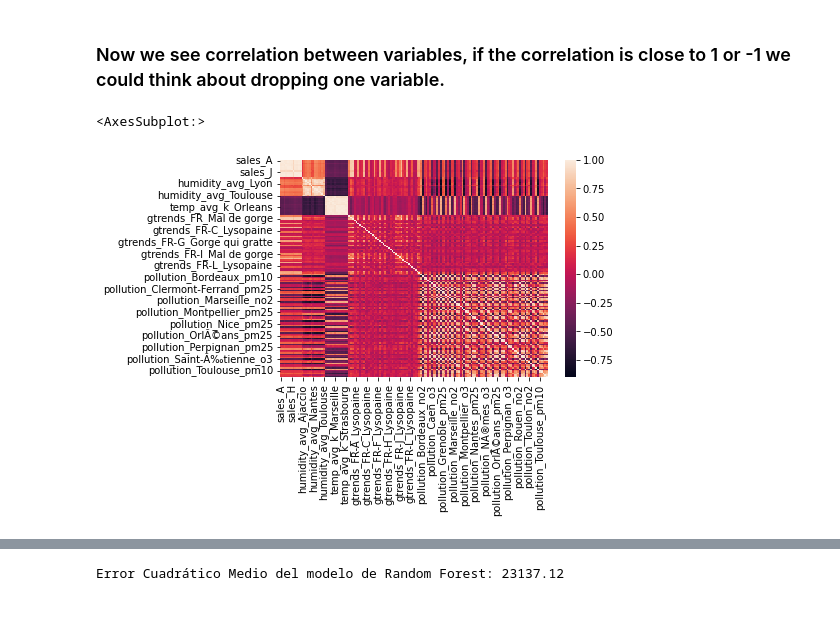
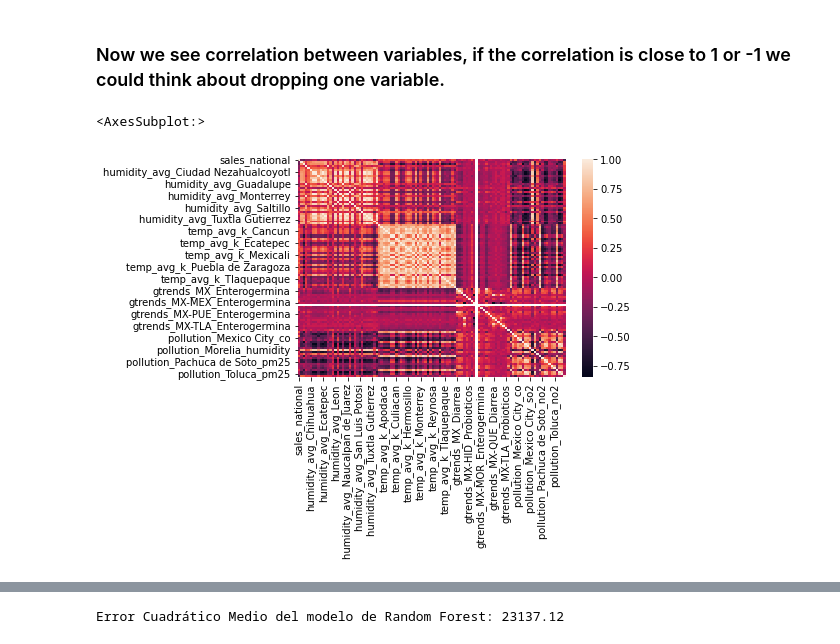
Before and after one commit to tlunal/Adaptative_Ensemble_methods_for_time_series_forecast, a Jupyter notebook: 01_ts_eda.ipynb, the cells around one changed output, grey strips where cells are left out. Saved outputs shown, nothing was run; the diff lists cells and outputs as text; code cells hidden in the pictures; blank space fills up the shorter version.

```diff
--- a/01_ts_eda.ipynb
+++ b/01_ts_eda.ipynb
@@ -96,9 +94,9 @@ Length: 138, dtype: int64
 # %%
-cols_vars = list(Central_Europe.columns)[1:]
+cols_vars = list(Latam.columns)[1:]
 
 
 for col in cols_vars:
     print('Histogram of:', col, '\n')
-    display(Central_Europe[col].hist(bins=100))
+    display(Latam[col].hist(bins=100))
     plt.show()
 # %% [output]
@@ -119,10 +117,10 @@ Histogram of: sales_D
 ### Now we see correlation between variables, if the correlation is close to 1 or -1 we could think about dropping one variable.
 # %%
 # calculate the correlation matrix on the numeric columns
-corr = Central_Europe[cols_vars].corr()
+corr = Latam[cols_vars].corr()
 
 # plot the heatmap
 sns.heatmap(corr)
 # %% [output]
 <AxesSubplot:>
-[figure, old version]
+[figure, new version]
```
Also changed, not shown: parts of 25 cells of this notebook.
